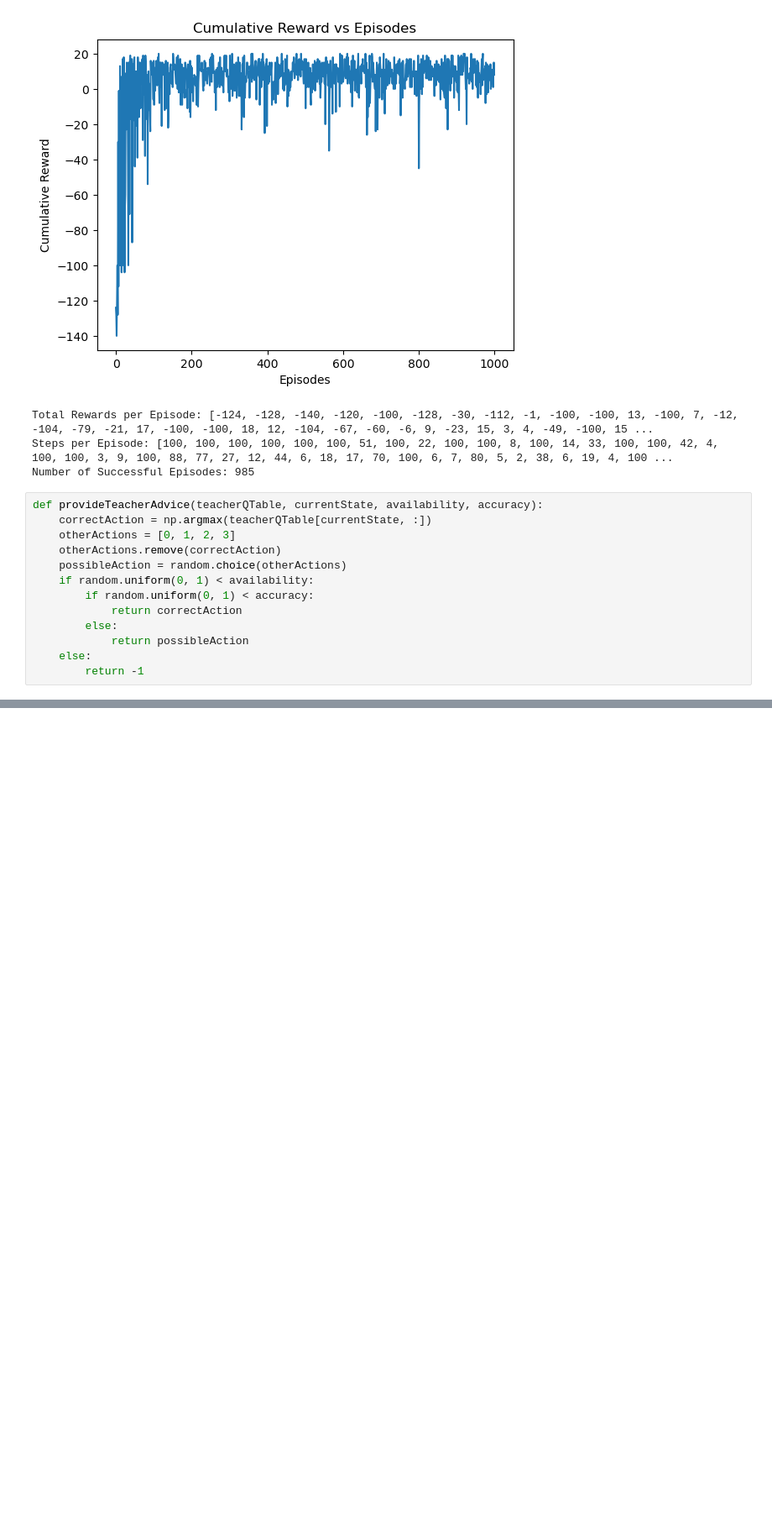
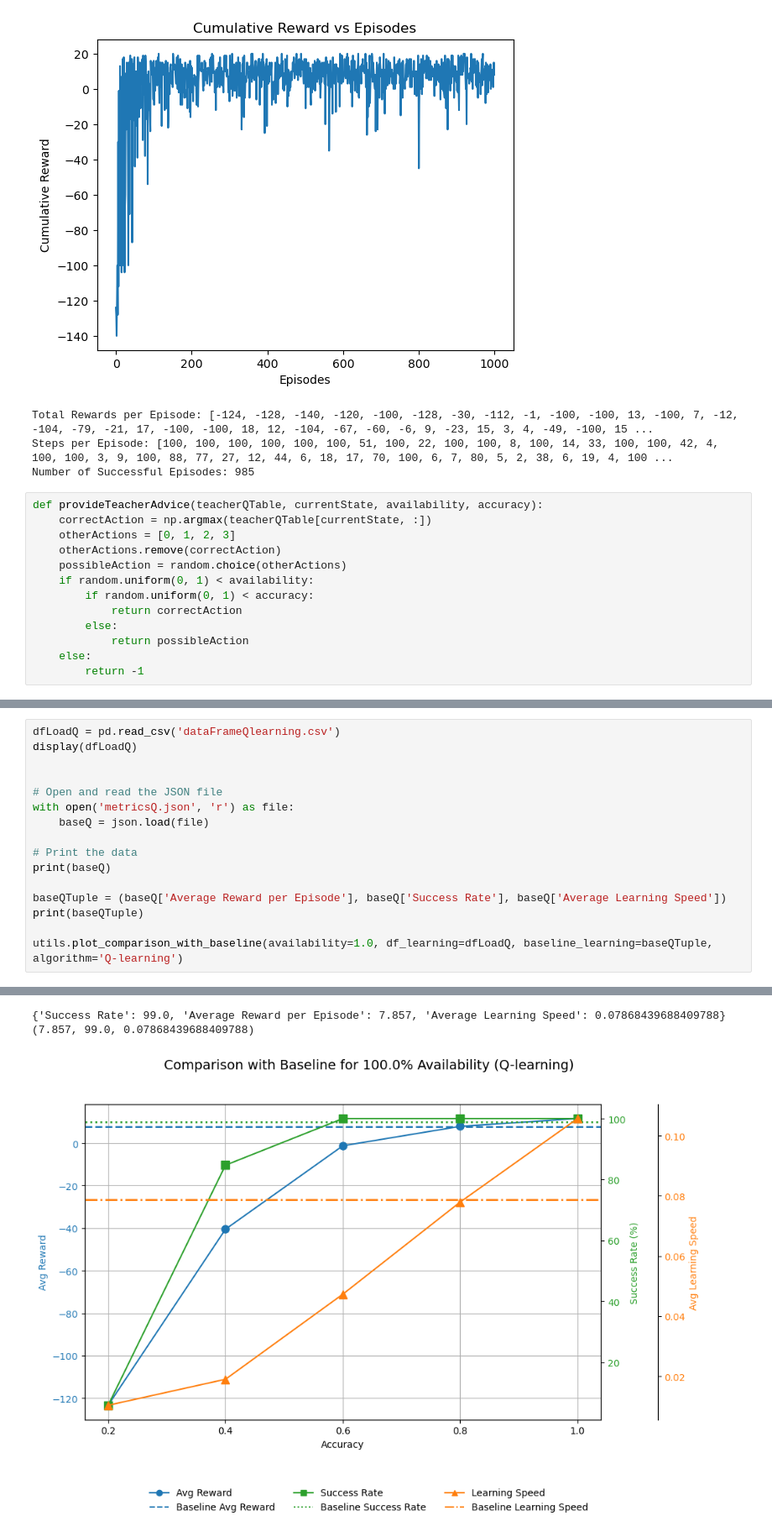
Before and after one commit to namtran3103/UNSWAI2, a Jupyter notebook: assignment2.ipynb, the cells around one changed output, grey strips where cells are left out. Shown at 84% size. Cells and saved outputs as stored; diff of their text form; blank space fills up the shorter version.

```diff
--- a/assignment2.ipynb
+++ b/assignment2.ipynb
@@ -450,3 +455,20 @@ Average Learning Speed:  0.10568590150073981
 | 0.8 | 10.091 | 9.623 | 9.393 | 8.569 | 7.864 |
 | 1.0 | 10.868 | 10.649 | 11.137 | 11.551 | 11.538 |
 [figure]
+# %%
+dfLoadQ = pd.read_csv('dataFrameQlearning.csv')
+display(dfLoadQ)
+
+
+# Open and read the JSON file
+with open('metricsQ.json', 'r') as file:
+    baseQ = json.load(file)
+
+# Print the data
+print(baseQ)
+
+baseQTuple = (baseQ['Average Reward per Episode'], baseQ['Success Rate'], baseQ['Average Learning Speed'])
+print(baseQTuple)
+
+utils.plot_comparison_with_baseline(availability=1.0, df_learning=dfLoadQ, baseline_learning=baseQTuple, algorithm='Q-learning')
+# %% [output]
@@ -452,0 +492,3 @@ Average Learning Speed:  0.10568590150073981
+{'Success Rate': 99.0, 'Average Reward per Episode': 7.857, 'Average Learning Speed': 0.07868439688409788}
+(7.857, 99.0, 0.07868439688409788)
+[figure, added]
```
Also changed, not shown: parts of 3 cells of this notebook, 1 other file.
